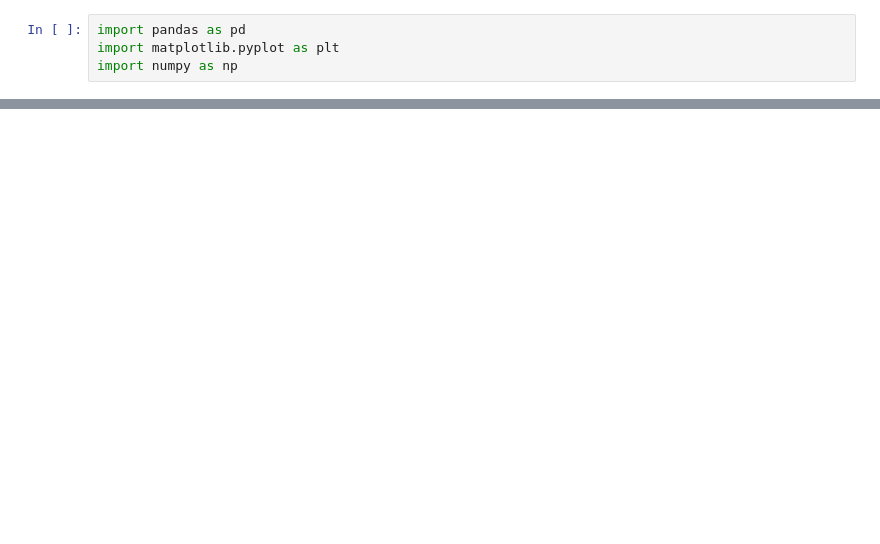
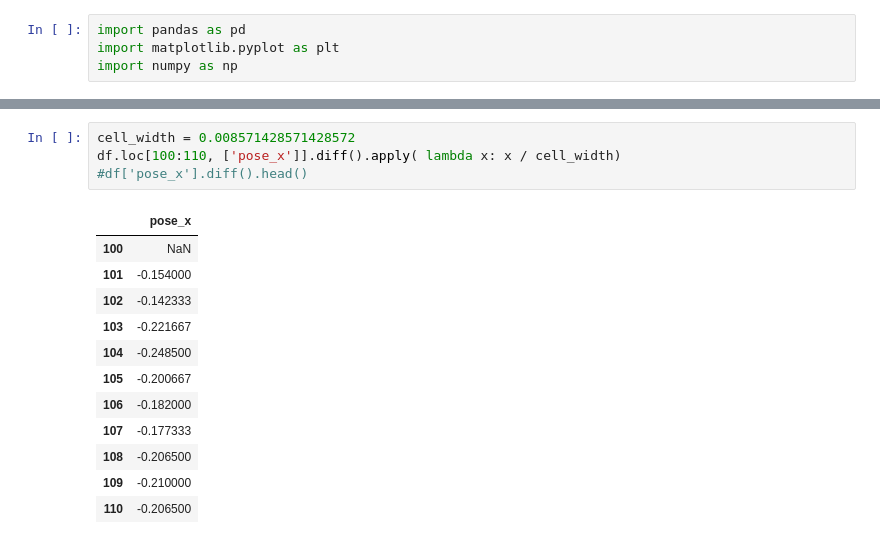
Before and after one commit to lgarciaos/AutoNOMOS, a Jupyter notebook: debug python/localization.ipynb, the cells around one changed output, grey strips where cells are left out. Cells and saved outputs as stored; diff of their text form; blank space fills up the shorter version.

```diff
--- a/debug python/localization.ipynb
+++ b/debug python/localization.ipynb
@@ -98,0 +62,17 @@ plt.show()
+# %%
+cell_width = 0.008571428571428572
+df.loc[100:110, ['pose_x']].diff().apply( lambda x: x / cell_width)
+#df['pose_x'].diff().head()
+# %% [output]
+|  | pose_x |
+| 100 | NaN |
+| 101 | -0.154000 |
+| 102 | -0.142333 |
+| 103 | -0.221667 |
+| 104 | -0.248500 |
+| 105 | -0.200667 |
+| 106 | -0.182000 |
+| 107 | -0.177333 |
+| 108 | -0.206500 |
+| 109 | -0.210000 |
+| 110 | -0.206500 |
```
Also changed, not shown: parts of 9 cells of this notebook, 43 other files.
